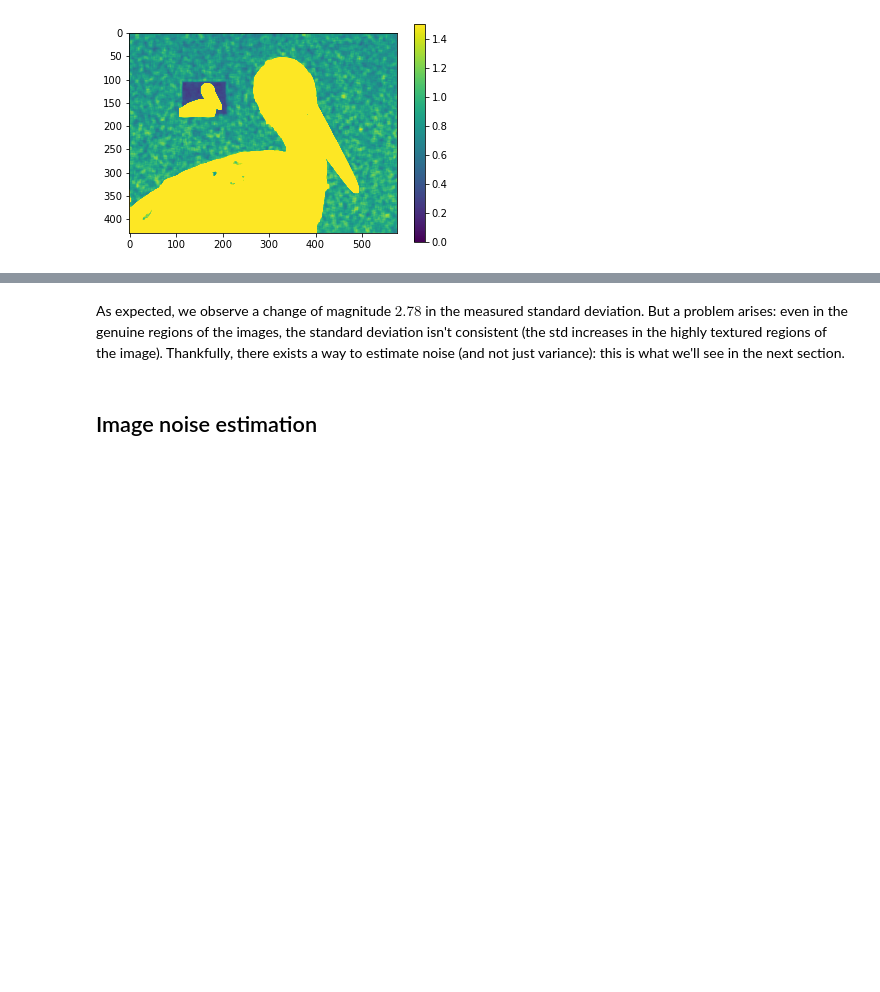
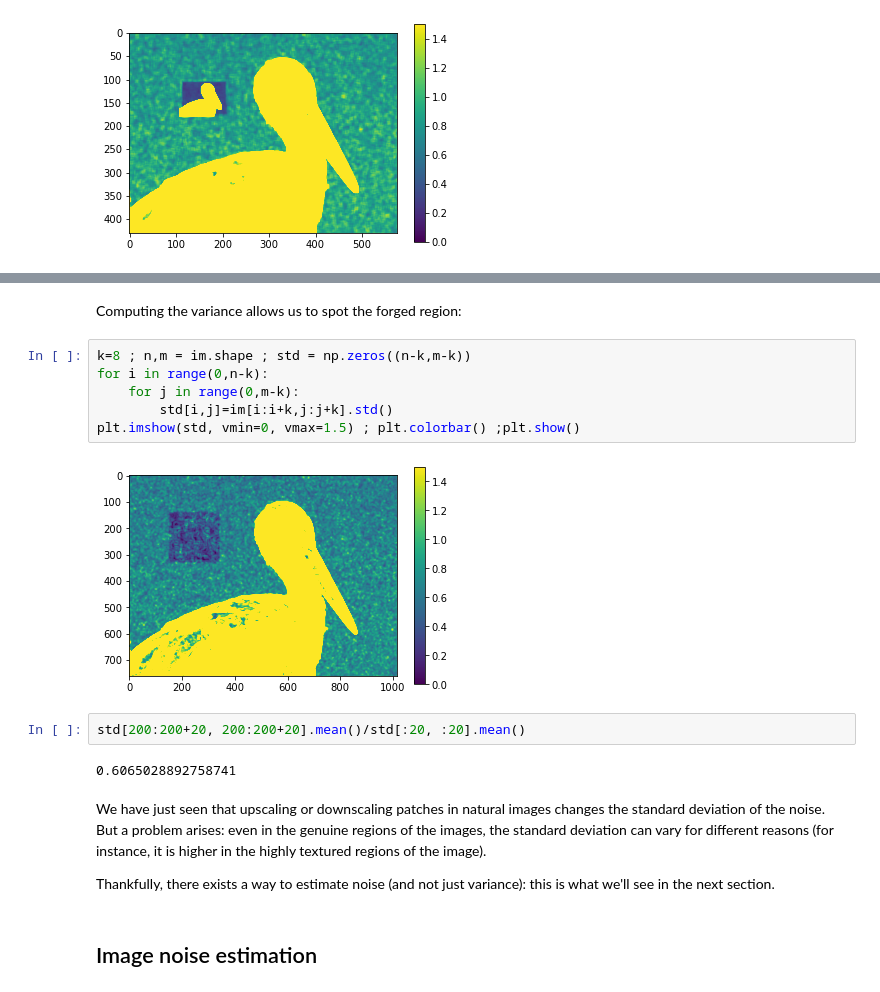
Before and after one commit to nissmar/ForgeryDetection, a Jupyter notebook: rendu_nissim.ipynb, the cells around one changed output, grey strips where cells are left out. Cells and saved outputs as stored; diff of their text form; blank space fills up the shorter version.

```diff
--- a/rendu_nissim.ipynb
+++ b/rendu_nissim.ipynb
@@ -62,5 +88,21 @@ std[:20, :20].mean()/std[108:108+20, 117:117+20].mean()
+# %% [markdown]
+Computing the variance allows us to spot the forged region:
+# %%
+k=8 ; n,m = im.shape ; std = np.zeros((n-k,m-k))
+for i in range(0,n-k):
+    for j in range(0,m-k):
+        std[i,j]=im[i:i+k,j:j+k].std()
+plt.imshow(std, vmin=0, vmax=1.5) ; plt.colorbar() ;plt.show()
+# %% [output]
+[figure, added]
+# %%
+std[200:200+20, 200:200+20].mean()/std[:20, :20].mean()
+# %% [output]
+0.6065028892758741
 # %% [markdown]
-As expected, we observe a change of magnitude $2.78$ in the measured standard deviation. But a problem arises: even in the genuine regions of the images, the standard deviation isn't consistent (the std increases in the highly textured regions of the image). Thankfully, there exists a way to estimate noise (and not just variance): this is what we'll see in the next section.
+We have just seen that upscaling or downscaling patches in natural images changes the standard deviation of the noise. But a problem arises: even in the genuine regions of the images, the standard deviation can vary for different reasons (for instance, it is higher in the highly textured regions of the image).
+
+Thankfully, there exists a way to estimate noise (and not just variance): this is what we'll see in the next section.
 # %% [markdown]
 ## Image noise estimation
 # %% [markdown]
```
Also changed, not shown: parts of 31 cells of this notebook, 4 other files.
